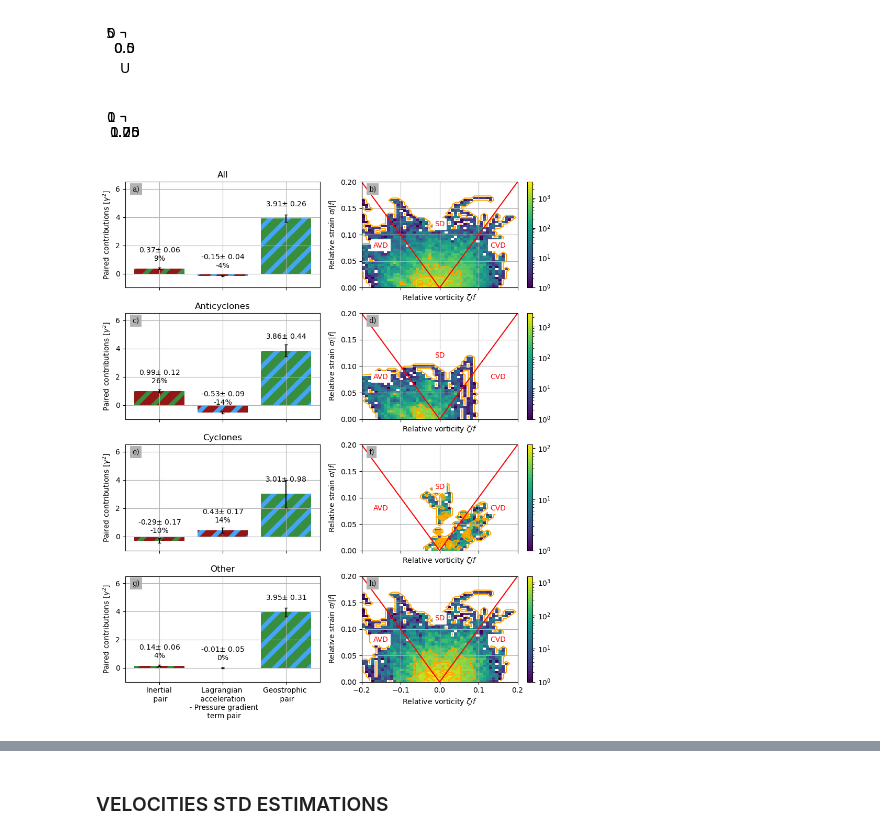
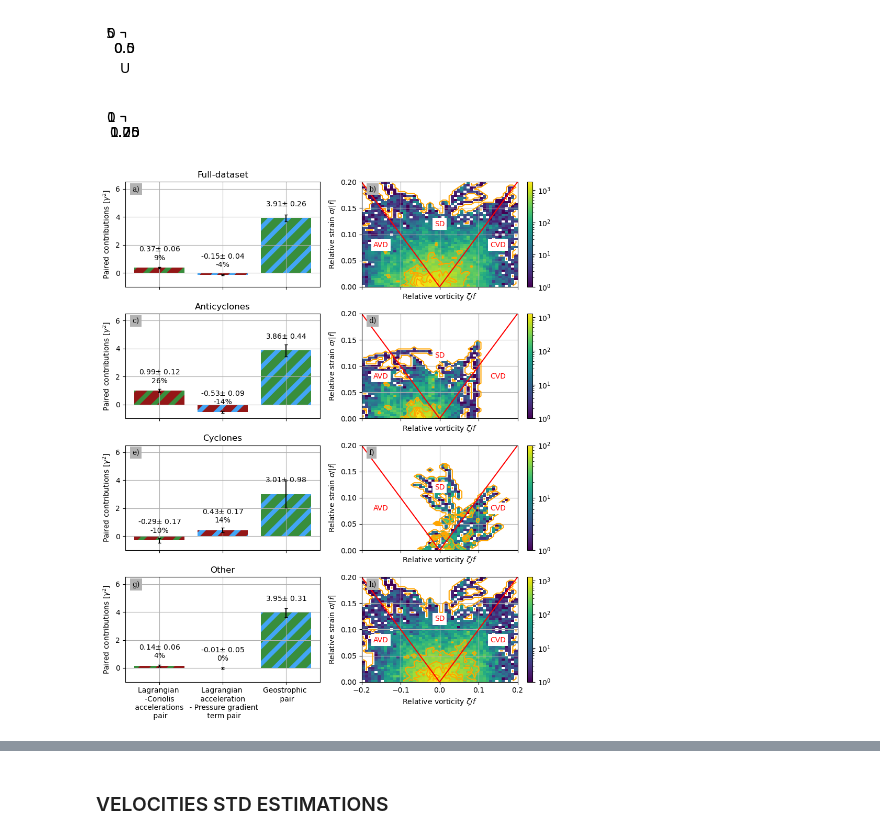
Before and after one commit to margot-demol/med_analysis, a Jupyter notebook: 20_dynamical_analysis/23_cyclonic_vs_anticyclonic_structure.ipynb, the cells around one changed output, grey strips where cells are left out. Cells and saved outputs as stored; diff of their text form; code cells hidden in the pictures.

```diff
--- a/20_dynamical_analysis/23_cyclonic_vs_anticyclonic_structure.ipynb
+++ b/20_dynamical_analysis/23_cyclonic_vs_anticyclonic_structure.ipynb
@@ -129,7 +121,7 @@ def plot_one_axis(df_, ax, plot_reserror_cor=False):
     ax.set_xticks(
         [0, 1, 2],
         [
-            "Inertial\n pair",
+            "Lagrangian \n -Coriolis \n accelerations \n pair",
             "Lagrangian \n acceleration \n - Pressure gradient\n term pair",
             "Geostrophic \n pair",
         ],
@@ -261,7 +253,7 @@ dfs = prepared_alti(
     drifter_preprocess_param="",
     alti_product_key="swot2km",
     alti_diff_method="gaussian_aviso",
-    alti_diff_method_param=int(20e3),
+    alti_diff_method_param=int(110e3),
 )
 
 
@@ -439,7 +431,7 @@ axs = axs.T.flatten()
 # X_
 plot_reserror_cor = False
 plot_one_axis(dm, axs[0], plot_reserror_cor)
-axs[0].set_title("All")
+axs[0].set_title("Full-dataset")
 plot_one_axis(dma, axs[1], plot_reserror_cor)
 axs[1].set_title("Anticyclones")
 plot_one_axis(dmc, axs[2], plot_reserror_cor)
@@ -465,34 +457,34 @@ ax.set_xlabel(r"Relative vorticity $\zeta/f$")
 ax.set_ylabel(r"Relative strain $\sigma/|f|$")
 ax.set_ylim(0, 1.25)
 
 ax = axs[6]
 plot_join_pdfs_one(dfc, "vorticity_f", "strain_f", binx=binx, biny=biny, ax=ax)
 ax.set_xlabel(r"Relative vorticity $\zeta/f$")
 ax.set_ylabel(r"Relative strain $\sigma/|f|$")
 
 ax = axs[7]
 plot_join_pdfs_one(dfn, "vorticity_f", "strain_f", binx=binx, biny=biny, ax=ax)
 ax.set_xlabel(r"Relative vorticity $\zeta/f$")
 ax.set_ylabel(r"Relative strain $\sigma/|f|$")
 
 
 for ax in axs[4:]:
     ax.annotate("AVD", (-0.15, 0.08), **kwa)
     ax.annotate("SD", (0, 0.12), **kwa)
     ax.annotate("CVD", (0.15, 0.08), **kwa)
 
 axs[0].set_ylim(-1, 6.5)
 
 l = ["a", "c", "e", "g", "b", "d", "f", "h"]
 for i in range(len(axs)):
     put_fig_letter(fig, axs[i], l[i])
 
 # fig.tight_layout()
 fig.tight_layout(rect=[0, 0.02, 1, 1])
 # fig.legend(handles, labels, ncol=3, loc="lower center")
 # %% [output]
 [figure]
-[figure, old version]
+[figure, new version]
 # %%
 fig, ax = plt.subplots(figsize=(1e-3, 1e-3))
 # ax.bar(0,1, color=c0['acc'], label='Lagrangian acceleration')
```
Also changed, not shown: parts of 12 cells of this notebook, 23 other files.
